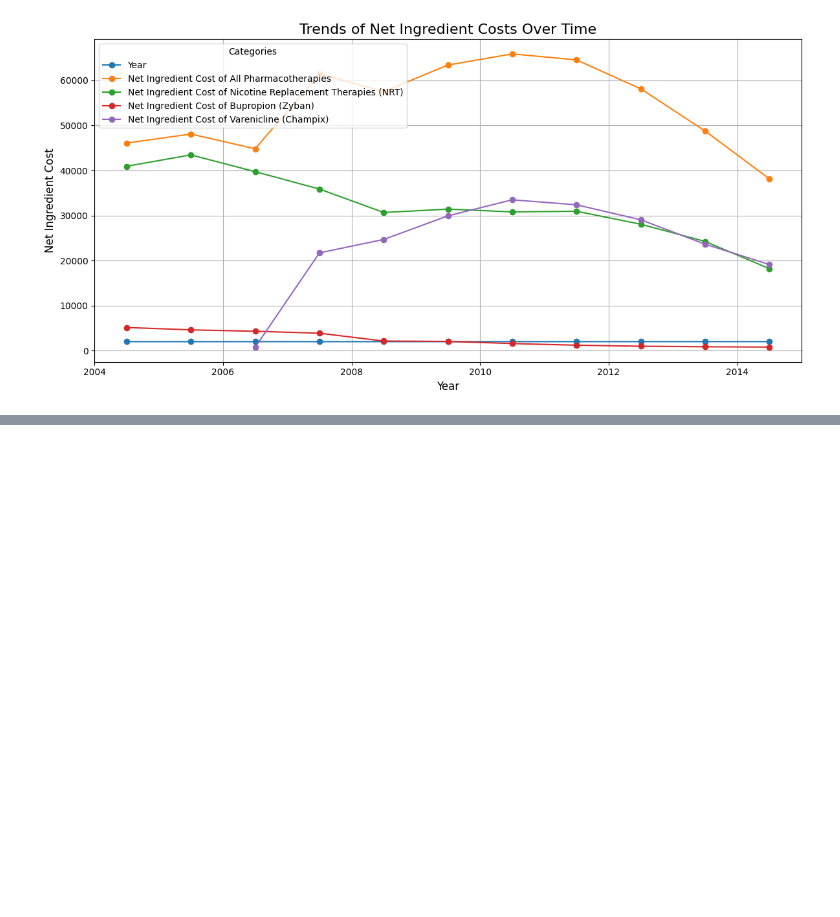
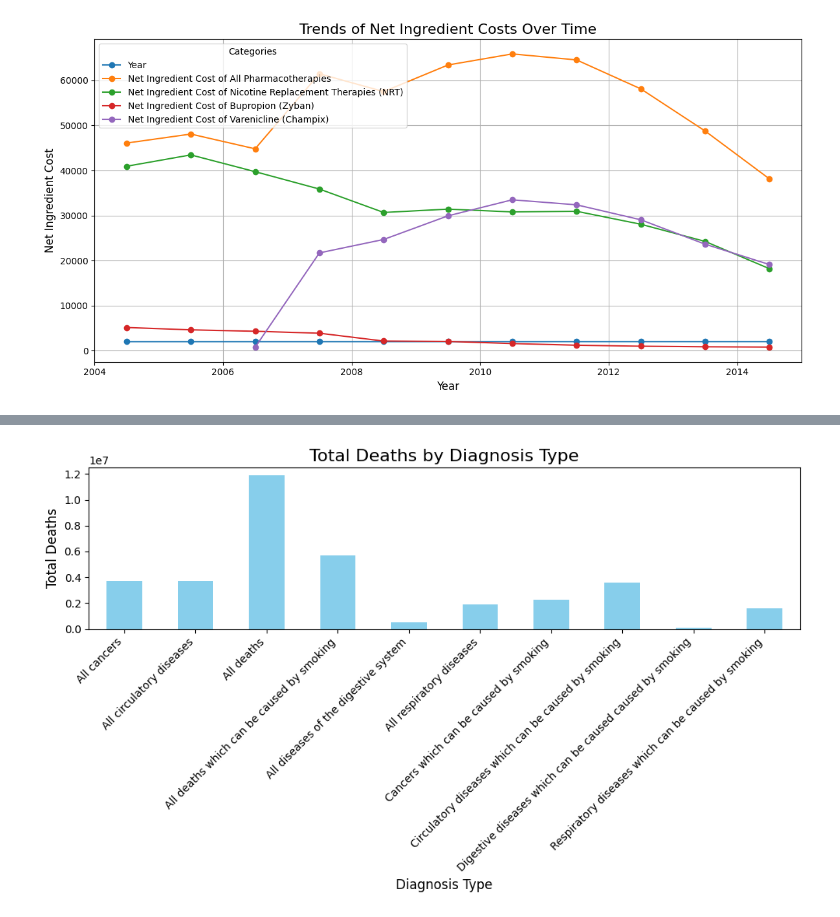
Before and after one commit to athulskrish/tobacco, a Jupyter notebook: Tobacco.ipynb, the cells around one changed output, grey strips where cells are left out. Saved outputs shown, nothing was run; the diff lists cells and outputs as text; code cells hidden in the pictures; blank space fills up the shorter version.

```diff
--- a/Tobacco.ipynb
+++ b/Tobacco.ipynb
@@ -366,0 +369,2 @@ plt.show()
+# %%
+fatality=pd.read_csv('/content/drive/MyDrive/UML/tobbaco/fatalities.csv')
@@ -366,0 +408,16 @@ plt.show()
+# %%
+# Aggregating total values for each diagnosis type
+fatality['Value'] = pd.to_numeric(fatality['Value'], errors='coerce')  # Convert to numeric, handle errors
+diagnosis_totals = fatality.groupby("Diagnosis Type")["Value"].sum()
+
+
+# Plotting
+diagnosis_totals.plot(kind="bar", figsize=(10, 6), color="skyblue")
+plt.title("Total Deaths by Diagnosis Type", fontsize=16)
+plt.xlabel("Diagnosis Type", fontsize=12)
+plt.ylabel("Total Deaths", fontsize=12)
+plt.xticks(rotation=45, ha='right')
+plt.tight_layout()
+plt.show()
+# %% [output]
+[figure, added]
```
Also changed, not shown: parts of 7 cells of this notebook.
